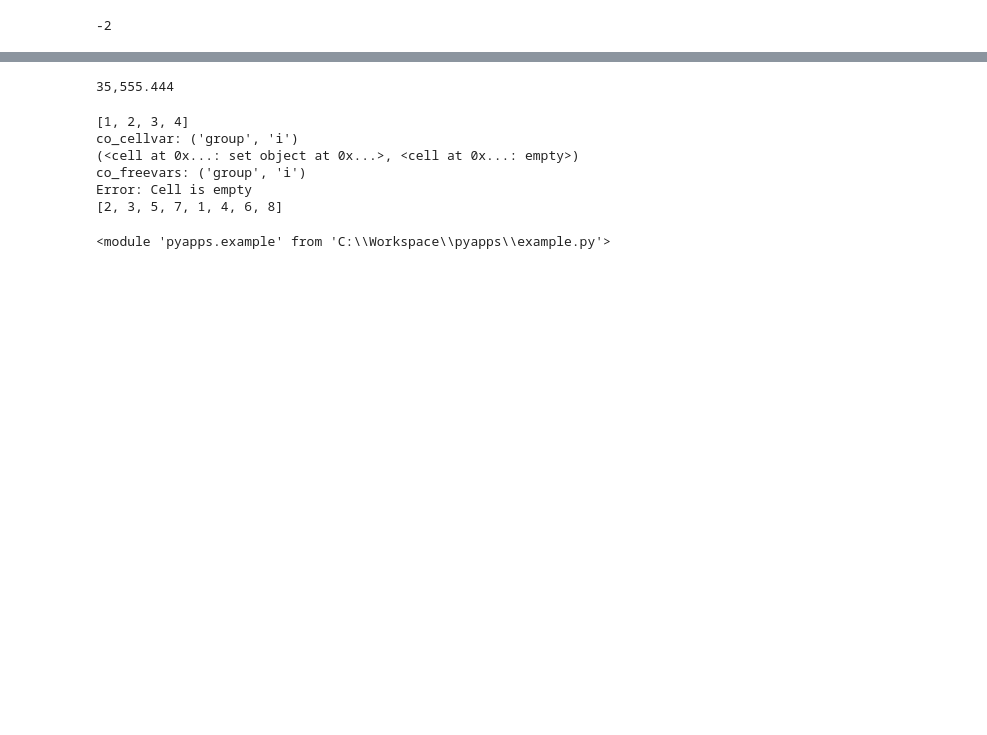
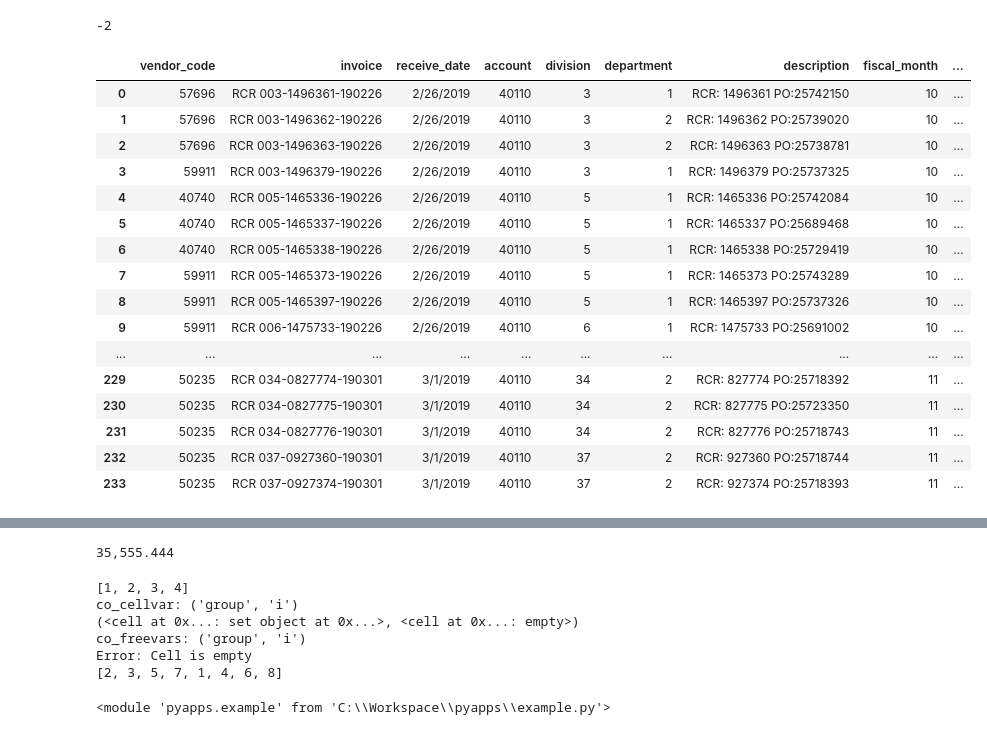
Before and after one commit to sutumeoluoi/PyProject_Remote, a Jupyter notebook: 3.4 - My Notebook.ipynb, the cells around one changed output, grey strips where cells are left out. Drawn from its saved outputs; the diff is of its cells as text; code cells hidden in the pictures; blank space fills up the shorter version.

```diff
--- a/3.4 - My Notebook.ipynb
+++ b/3.4 - My Notebook.ipynb
@@ -2,3 +2,31 @@
 -2 % -5
 # %% [output]
 -2
+# %%
+import pandas as pd
+from IPython.core.display import HTML
+pd.set_option('display.max_columns', None)  #put 'display.' is optional
+pd.set_option('expand_frame_repr', False)
+pd.set_option('max_colwidth', -1)
+
+df = pd.read_csv('C:\Documents and Settings\hal\Desktop\Py CSV\Tran2-20190304-check-5.csv')
+# print(df.loc[0:1])
+display(HTML(df.to_html()))
+# %% [output]
+|  | vendor_code | invoice | receive_date | account | division | department | description | fiscal_month | ... |
+| 0 | 57696 | RCR 003-1496361-190226 | 2/26/2019 | 40110 | 3 | 1 | RCR: 1496361 PO:25742150 | 10 | ... |
+| 1 | 57696 | RCR 003-1496362-190226 | 2/26/2019 | 40110 | 3 | 2 | RCR: 1496362 PO:25739020 | 10 | ... |
+| 2 | 57696 | RCR 003-1496363-190226 | 2/26/2019 | 40110 | 3 | 2 | RCR: 1496363 PO:25738781 | 10 | ... |
+| 3 | 59911 | RCR 003-1496379-190226 | 2/26/2019 | 40110 | 3 | 1 | RCR: 1496379 PO:25737325 | 10 | ... |
+| 4 | 40740 | RCR 005-1465336-190226 | 2/26/2019 | 40110 | 5 | 1 | RCR: 1465336 PO:25742084 | 10 | ... |
+| 5 | 40740 | RCR 005-1465337-190226 | 2/26/2019 | 40110 | 5 | 1 | RCR: 1465337 PO:25689468 | 10 | ... |
+| 6 | 40740 | RCR 005-1465338-190226 | 2/26/2019 | 40110 | 5 | 1 | RCR: 1465338 PO:25729419 | 10 | ... |
+| 7 | 59911 | RCR 005-1465373-190226 | 2/26/2019 | 40110 | 5 | 1 | RCR: 1465373 PO:25743289 | 10 | ... |
+| 8 | 59911 | RCR 005-1465397-190226 | 2/26/2019 | 40110 | 5 | 1 | RCR: 1465397 PO:25737326 | 10 | ... |
+| 9 | 59911 | RCR 006-1475733-190226 | 2/26/2019 | 40110 | 6 | 1 | RCR: 1475733 PO:25691002 | 10 | ... |
+| ... | ... | ... | ... | ... | ... | ... | ... | ... | ... |
+| 229 | 50235 | RCR 034-0827774-190301 | 3/1/2019 | 40110 | 34 | 2 | RCR: 827774 PO:25718392 | 11 | ... |
+| 230 | 50235 | RCR 034-0827775-190301 | 3/1/2019 | 40110 | 34 | 2 | RCR: 827775 PO:25723350 | 11 | ... |
+| 231 | 50235 | RCR 034-0827776-190301 | 3/1/2019 | 40110 | 34 | 2 | RCR: 827776 PO:25718743 | 11 | ... |
+| 232 | 50235 | RCR 037-0927360-190301 | 3/1/2019 | 40110 | 37 | 2 | RCR: 927360 PO:25718744 | 11 | ... |
+| 233 | 50235 | RCR 037-0927374-190301 | 3/1/2019 | 40110 | 37 | 2 | RCR: 927374 PO:25718393 | 11 | ... |
```
Also changed, not shown: parts of 2 cells of this notebook, 4 other files.
